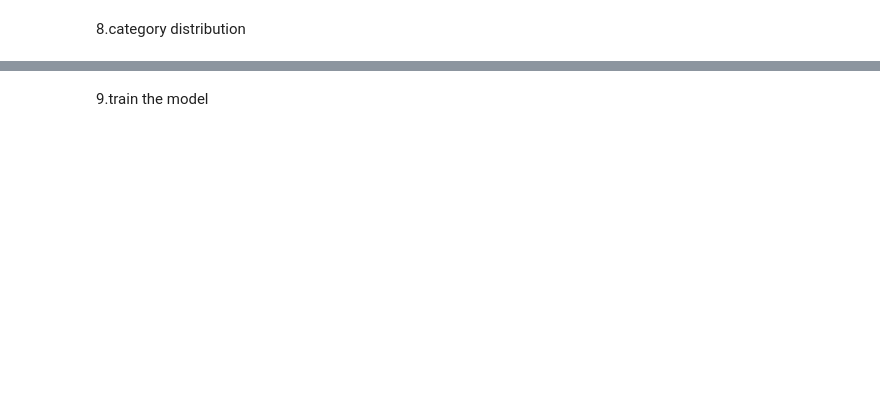
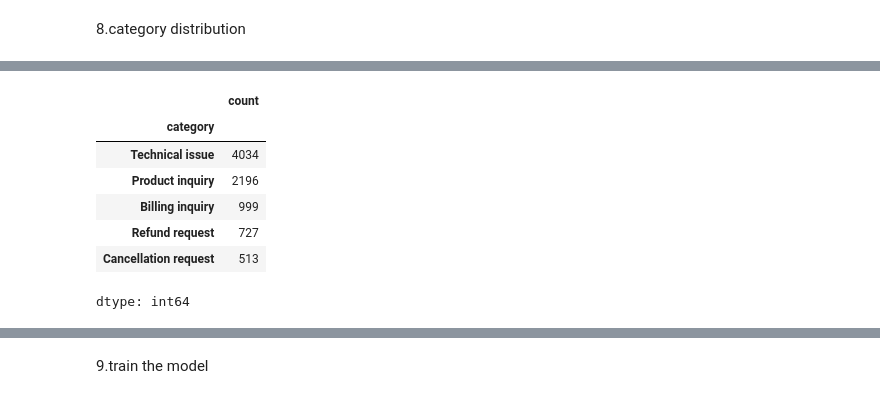
Before and after one commit to akshithasamudrala9515/Support-Ticket-Classifier, a Jupyter notebook: Support_Ticket_Classifier.ipynb, the cells around one changed output, grey strips where cells are left out. Cells and saved outputs as stored; diff of their text form; code cells hidden in the pictures; blank space fills up the shorter version.

```diff
--- a/Support_Ticket_Classifier.ipynb
+++ b/Support_Ticket_Classifier.ipynb
@@ -152,0 +198,31 @@ dtype: int64
+# %%
+def create_category(text):
+
+    text = str(text).lower()
+
+    if "refund" in text or "money back" in text:
+        return "Refund request"
+
+    elif "cancel" in text or "subscription" in text:
+        return "Cancellation request"
+
+    elif (
+        "billing" in text
+        or "payment" in text
+        or "charge" in text
+    ):
+        return "Billing inquiry"
+
+    elif (
+        "error" in text
+        or "crash" in text
+        or "install" in text
+        or "setup" in text
+        or "not working" in text
+        or "unable" in text
+        or "problem" in text
+    ):
+        return "Technical issue"
+
+    else:
+        return "Product inquiry"
@@ -152,0 +231,11 @@ dtype: int64
+# %%
+data["category"].value_counts()
+# %% [output]
+|  | count |
+| category |  |
+| Technical issue | 4034 |
+| Product inquiry | 2196 |
+| Billing inquiry | 999 |
+| Refund request | 727 |
+| Cancellation request | 513 |
+dtype: int64
```
Also changed, not shown: parts of 34 cells of this notebook, 5 other files.
